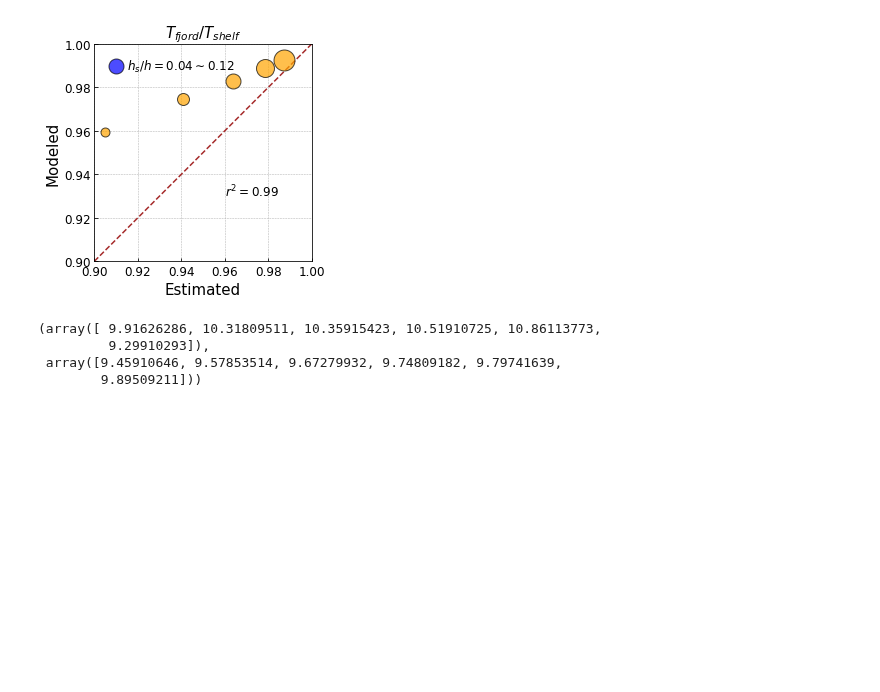
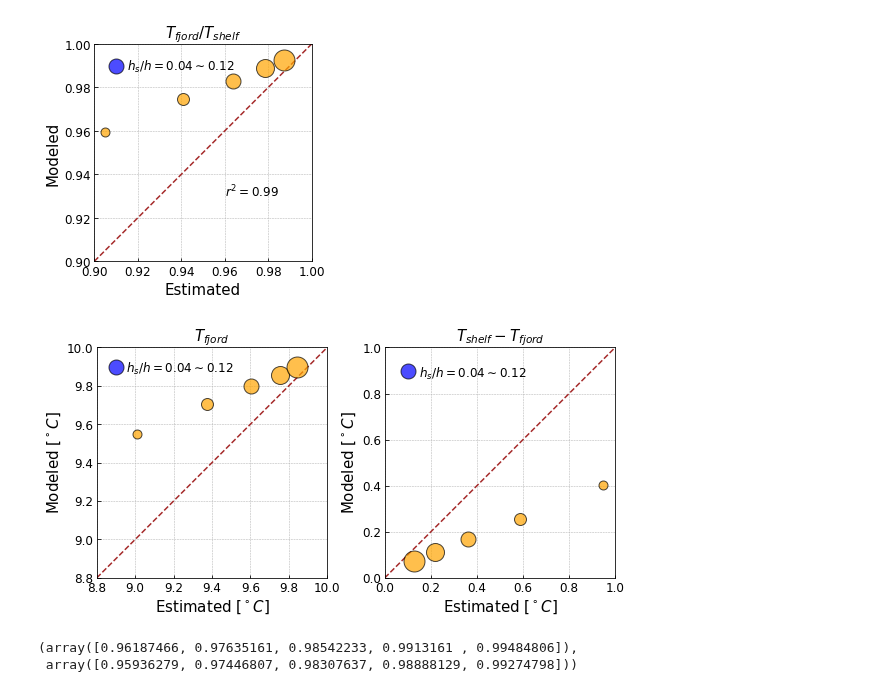
Before and after one commit to weiyangbao/Jupyter-Iceplume, a Jupyter notebook: Fjord Modeling/4-Ts_Comp.ipynb, the cells around one changed output. Drawn from its saved outputs; the diff is of its cells as text; code cells hidden in the pictures; blank space fills up the shorter version.

```diff
--- a/Fjord Modeling/4-Ts_Comp.ipynb
+++ b/Fjord Modeling/4-Ts_Comp.ipynb
@@ -240,4 +240,6 @@ for j in range(len(case_n)):
 Tse2 = ((Ts_in2)*Qin12*(1-alp112) + (Tf2)*Qin02*alp002) / Qout02
 Tr_est = Tse2 / Ts_in2
 Tr_obs = Ts2 / Ts_in2
+dT_est = Ts_in2 - Tse2
+dT_obs = Ts_in2 - Ts2
 # %%
@@ -290,11 +303,71 @@ plt.text(.96, .93, r'$r^2=0.99$', fontsize=12)
 #    ax2.spines[side].set_linewidth(1.5)
 #    ax2.spines[side].set_color('red')
 
-for j in range(len(Tr_est)):
+for j in range(len(dT_est)):
 
     ax2.plot(Tr_est[j], Tr_obs[j], marker='o', alpha=.7, ms=3*(j+3), color='orange', markeredgecolor='k')
 # %% [output]
 [figure]
+# %%
+fig4 = plt.figure(figsize=(8,4))
+fig4.tight_layout()
+
+# Plot Ts
+ax1 = fig4.add_subplot(121)
+ax1.set(xlim=(8.8, 10), ylim=(8.8, 10))
+# square plot
+ax1.set_aspect('equal', adjustable='box')
+ax1.grid(ls='--', lw=.5)
+ax1.set_xlabel(r'Estimated [$^\circ C$]', size=15)
+ax1.set_ylabel(r'Modeled [$^\circ C$]', size=15)
+ax1.set_title(r'$T_{fjord}$', size=15)
+ax1.plot(ax1.get_xlim(), ax1.get_ylim(), ls="--", lw=1.5, c="brown")
+ax1.tick_params(direction='in', labelsize=12)
+loc_mark1 = [8.9, 9.9]
+ax1.plot(loc_mark1[0],loc_mark1[1], marker='o', alpha=.7, ms=15, color='blue', markeredgecolor='k')
+ax1.text(loc_mark1[0]+0.05, loc_mark1[1]-0.03, r'$h_s/h=0.04\sim0.12$', fontsize=12)
+#plt.text(.96, .93, r'$r^2=0.99$', fontsize=12)
+
+for j in range(len(Ts2)):
+
+    ax1.plot(Tse2[j], Ts2[j], marker='o', alpha=.7, ms=3*(j+3), color='orange', markeredgecolor='k')
+
+
+# Plot Tshelf-Tfjord
+ax2 = fig4.add_subplot(122)
+ax2.set(xlim=(0, 1), ylim=(0, 1))
+ax2.set_aspect('equal', adjustable='box')
+ax2.grid(ls='--', lw=.5)
+ax2.set_xlabel(r'Estimated [$^\circ C$]', size=15)
+ax2.set_ylabel(r'Modeled [$^\circ C$]', size=15)
+ax2.set_title(r'$T_{shelf}-T_{fjord}$', size=15)
+ax2.plot(ax2.get_xlim(), ax2.get_ylim(), ls="--", lw=1.5, c="brown")
+ax2.tick_params(direction='in', labelsize=12)
+loc_mark2 = [.1, .9]
+ax2.plot(loc_mark2[0],loc_mark2[1], marker='o', alpha=.7, ms=15, color='blue', markeredgecolor='k')
+ax2.text(loc_mark2[0]+0.05, loc_mark2[1]-0.03, r'$h_s/h=0.04\sim0.12$', fontsize=12)
+#plt.text(.96, .93, r'$r^2=0.99$', fontsize=12)
+
+for j in range(len(dT_est)):
+
+    ax2.plot(dT_est[j], dT_obs[j], marker='o', alpha=.7, ms=3*(j+3), color='orange', markeredgecolor='k')
+
+# set the spacing between subplots
+plt.subplots_adjust(left=0.05,
+                    bottom=0.1,
+                    right=0.95,
+                    top=0.9,
+                    wspace=0.25,
+                    hspace=0.4)
+plt.show()
+# %% [output]
+[figure, added]
+# %%
+model = np.polyfit(Tr_est, Tr_obs, 1)
+0.4*Tr_est+0.6, Tr_obs
+# %% [output]
+(array([0.96187466, 0.97635161, 0.98542233, 0.9913161 , 0.99484806]),
+ array([0.95936279, 0.97446807, 0.98307637, 0.98888129, 0.99274798]))
 # %%
 datapath = '/work/oceans/wbao/MITgcm_results/iceplume/1_BaseCase'
 def IFA(Hs):
@@ -349,11 +422,6 @@ for j in range(len(case_n)):
     Tice[j] = icefrntT(case_n[j])
 # %%
 Qsm, np.sort(Tice)
-# %% [output]
-(array([ 9.91626286, 10.31809511, 10.35915423, 10.51910725, 10.86113773,
-         9.29910293]),
- array([9.45910646, 9.57853514, 9.67279932, 9.74809182, 9.79741639,
-        9.89509211]))
 # %%
 fig3, ax3 = plt.subplots(figsize=(5,5))
 plt.grid(linestyle = '--', linewidth = 0.5)
```
Also changed, not shown: parts of 4 cells of this notebook.
